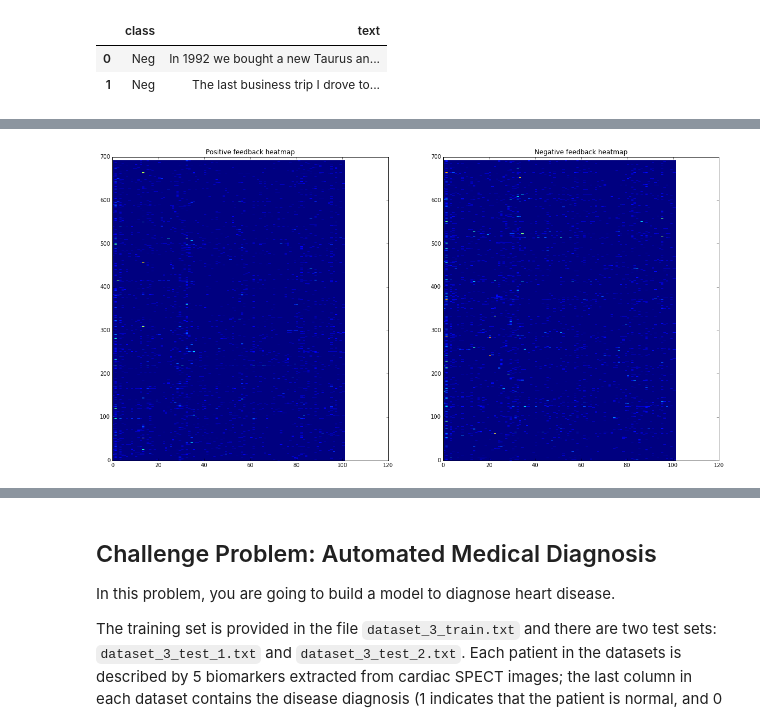
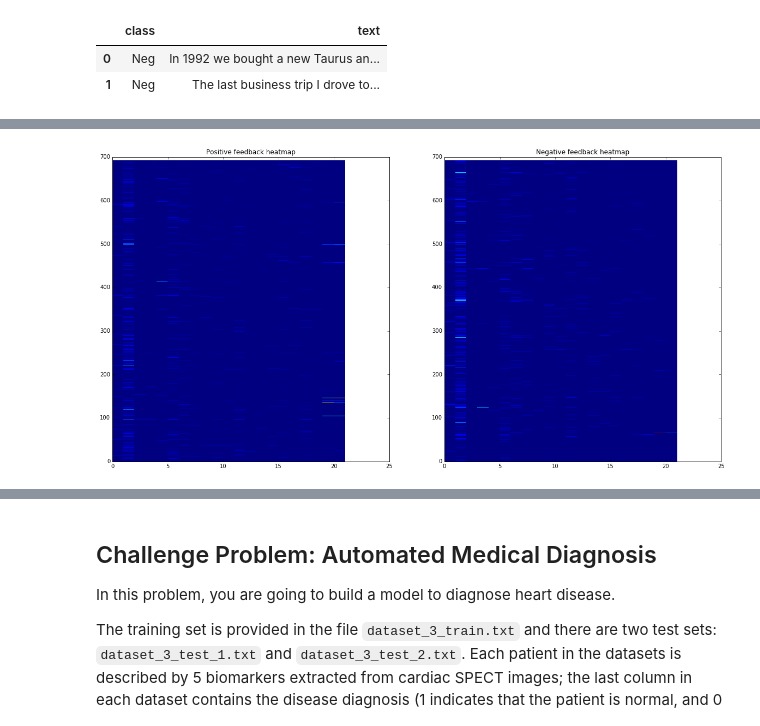
Before and after one commit to alokkshukla/cs109-2, a Jupyter notebook: HW5/Bassily_Hany_cse109a_HW5.ipynb, the cells around one changed output, grey strips where cells are left out. Saved outputs shown, nothing was run; the diff lists cells and outputs as text; code cells hidden in the pictures.

```diff
--- a/HW5/Bassily_Hany_cse109a_HW5.ipynb
+++ b/HW5/Bassily_Hany_cse109a_HW5.ipynb
@@ -721,6 +747,6 @@ raw.head(2).style
 # %%
 word_list = {'english'}
-vectorizer = CountVectorizer(stop_words= word_list , min_df = 25, max_df = 600)
+vectorizer = CountVectorizer(stop_words= word_list , min_df = 10, max_df = 900)
 corpus = raw['text'].values
 x = vectorizer.fit_transform(corpus)
 x = x.toarray()
@@ -751,19 +760,19 @@ vectorizer.get_feature_names()
 # %%
 # Heatmap of the raw data
 positive = x[raw['class'].values != 'Neg' ]
 negative = x[raw['class'].values == 'Neg']
 
-n = 100
+n = 20
 
 fig = plt.figure (figsize = (20,10))
 ax1 = fig.add_subplot(1,2,1)
 ax1.pcolor(positive[: , :n + 1])
 ax1.set_title('Positive feedback heatmap')
 
 ax2 = fig.add_subplot(1,2,2)
 ax2.pcolor(negative[: , :n + 1])
 ax2.set_title('Negative feedback heatmap')
 
 plt.show()
 # %% [output]
-[figure, old version]
+[figure, new version]
```
Also changed, not shown: parts of 15 cells of this notebook.
